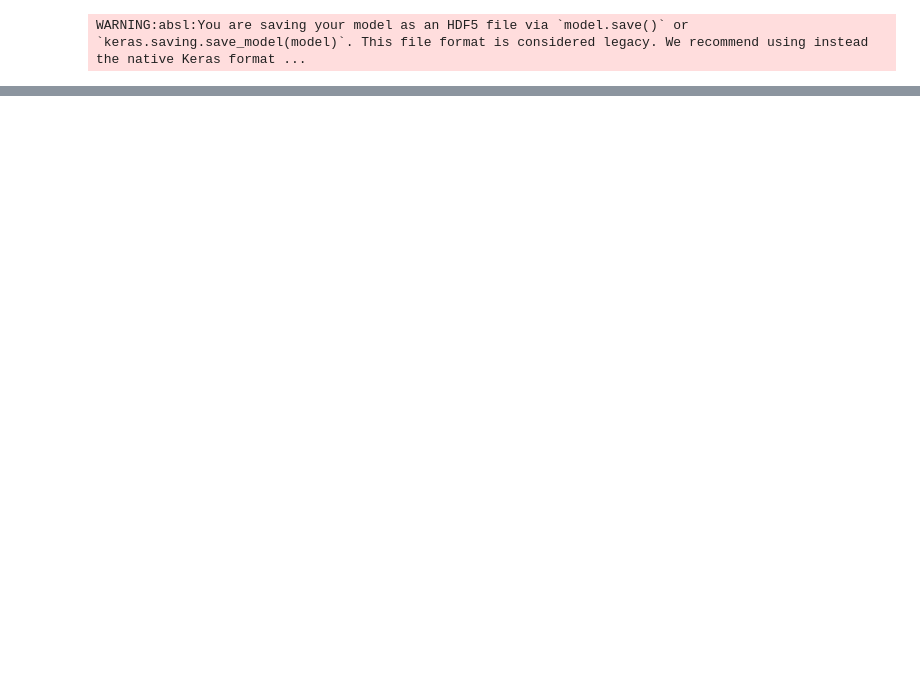
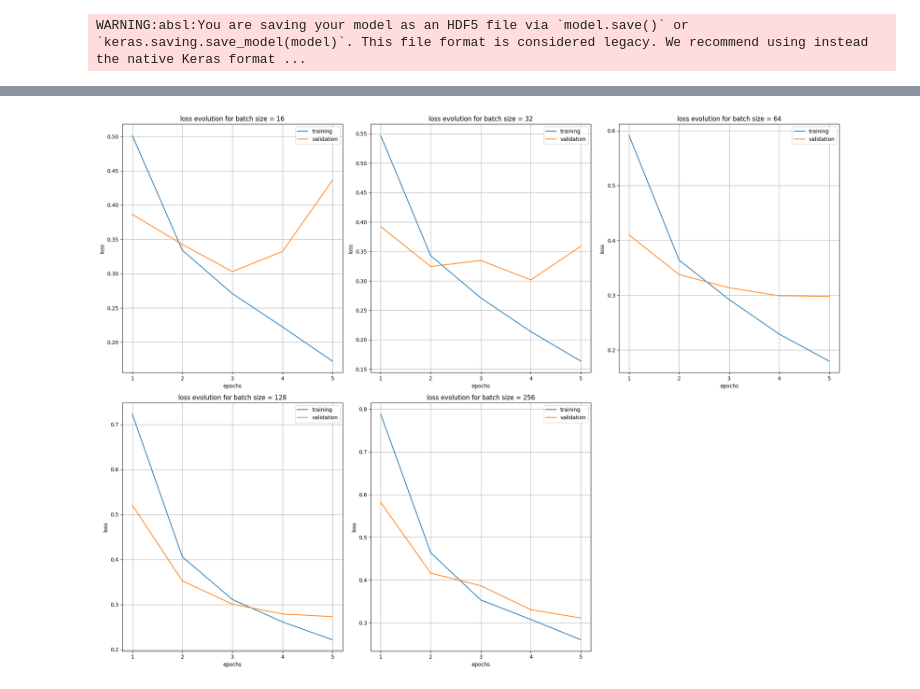
Before and after one commit to Williampancha/Leyenda, a Jupyter notebook: leyenda.ipynb, the cells around one changed output, grey strips where cells are left out. Saved outputs shown, nothing was run; the diff lists cells and outputs as text; code cells hidden in the pictures; blank space fills up the shorter version.

```diff
--- a/leyenda.ipynb
+++ b/leyenda.ipynb
@@ -337,0 +343,3 @@ On peut voir que le modèle est en surapprentissage, nous allons tester différe
+# %%
+# Définition d'une liste de batch
+batch_sizes = [16,32,64,128,256]
@@ -337,0 +366,17 @@ On peut voir que le modèle est en surapprentissage, nous allons tester différe
+# %%
+# boucle d'entrainement du modèle avec plusieurs batch
+
+train_losses = {}
+val_losses = {}
+
+for bs in batch_sizes:
+    train_data, val_data, test_data = build_datasets(datasets_dir, batch_size=bs, img_size=(img_height,img_width))
+
+    #definition du modèle
+    model = get_new_model()
+
+    #entrainement du modèle
+    history = model.fit(train_data, validation_data=val_data, epochs= 5, verbose=1)
+
+    train_losses[bs] = history.history['loss']
+    val_losses[bs]=history.history['val_loss']
@@ -337,0 +405,23 @@ On peut voir que le modèle est en surapprentissage, nous allons tester différe
+# %%
+plt.figure(figsize= (20,15))
+
+for i, bs in enumerate(batch_sizes):
+    train_loss = train_losses[bs]
+    val_loss = val_losses[bs]
+    actual_epochs = range(1, len(train_loss) + 1)
+
+    ax = plt.subplot(2, 3, i+1)
+
+    ax.plot(actual_epochs, train_loss, label= "training")
+    ax.plot(actual_epochs, val_loss,label="validation")
+
+    plt.title(f'loss evolution for batch size = {bs}')
+    plt.xticks(actual_epochs)
+    plt.xlabel('epochs')
+    plt.ylabel('loss')
+    plt.grid(True)
+    plt.legend()
+plt.tight_layout()
+plt.show()
+# %% [output]
+[figure, added]
```
Also changed, not shown: parts of 16 cells of this notebook.
